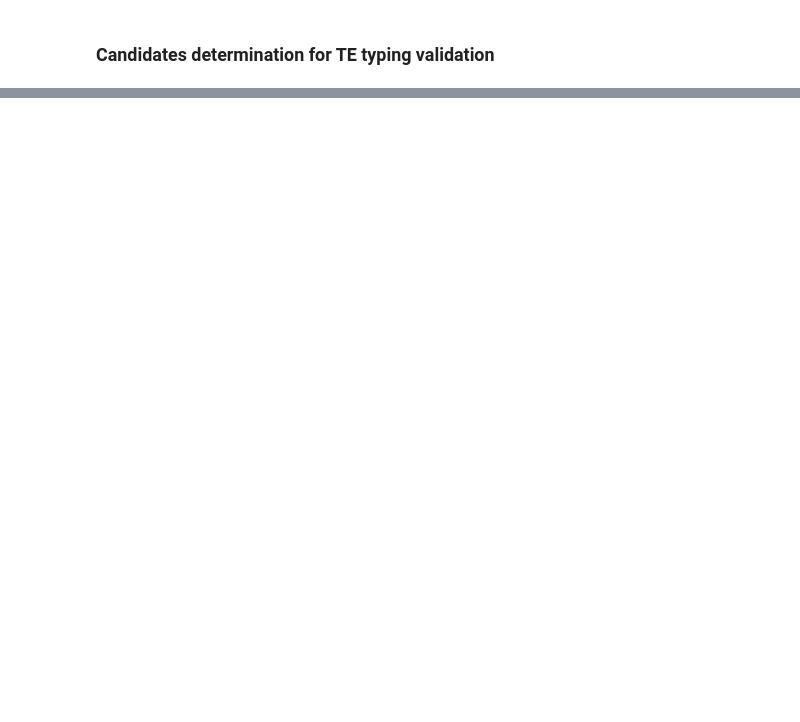
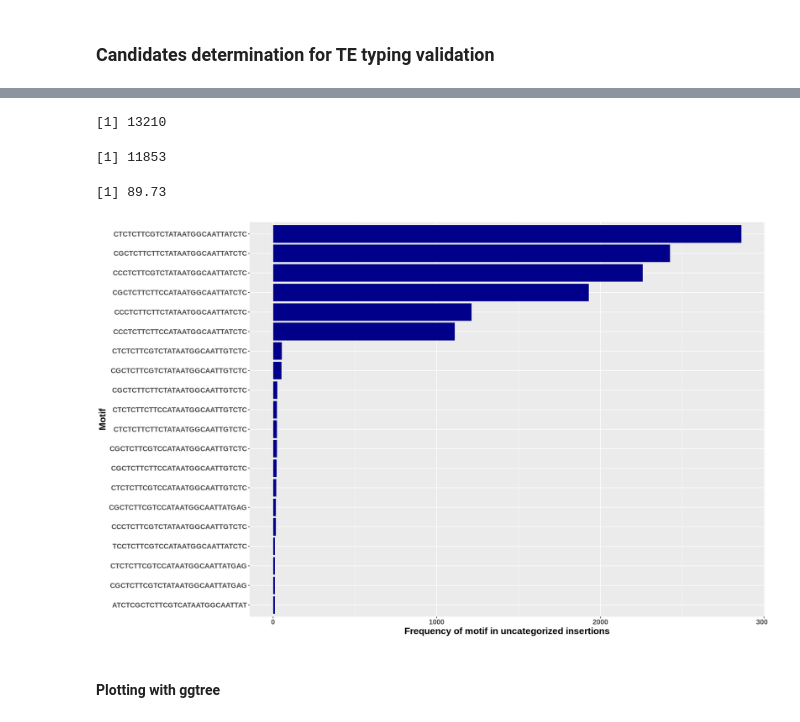
Before and after one commit to tgstoecker/MuWU, a Jupyter notebook: workflow/notebooks/te_typing_analysis.ipynb, the cells around one changed output, grey strips where cells are left out. Drawn from its saved outputs; the diff is of its cells as text; code cells hidden in the pictures; blank space fills up the shorter version.

```diff
--- a/workflow/notebooks/te_typing_analysis.ipynb
+++ b/workflow/notebooks/te_typing_analysis.ipynb
@@ -382,0 +513,4 @@ band_members %>% inner_join(band_instruments) band_members %>% left_join(band_in
+# %%
+final_clstr <- read.delim("../../only_known_Mu_results/te_typing/uncategorized_clustered/final_clstr_file_germinal_identified_insertions_annotated.tsv", sep="\t")
+names(final_clstr) <- c("rep_read", "freq", "motif")
+head(final_clstr)
@@ -382,0 +527,32 @@ band_members %>% inner_join(band_instruments) band_members %>% left_join(band_in
+# %%
+total_uncategorized_reads <- sum(final_clstr$freq)
+top_7_motifs <- sum(final_clstr$freq[1:7])
+
+total_uncategorized_reads
+top_7_motifs
+
+round(
+  (top_7_motifs/total_uncategorized_reads)*100,
+  digits = 2
+)
+# %% [output]
+[1] 13210
+[1] 11853
+[1] 89.73
+# %%
+options(repr.plot.width=16, repr.plot.height=10)
+
+final_clstr %>%
+  head(n = 20) %>%
+  #plotting
+  #quick tips on reordering bars; https://sebastiansauer.github.io/ordering-bars/
+  ggplot(., aes(y= reorder(motif, freq), x=freq)) +
+    geom_col(fill = "darkblue") +
+    xlab("Frequency of motif in uncategorized insertions") +
+    ylab("Motif") +
+    theme(axis.text=element_text(size=12, face="bold"),
+          axis.title=element_text(size=16,face="bold"))
+# %% [output]
+[figure, added]
+# %% [markdown]
+#### Plotting with ggtree
```
Also changed, not shown: parts of 29 cells of this notebook.
